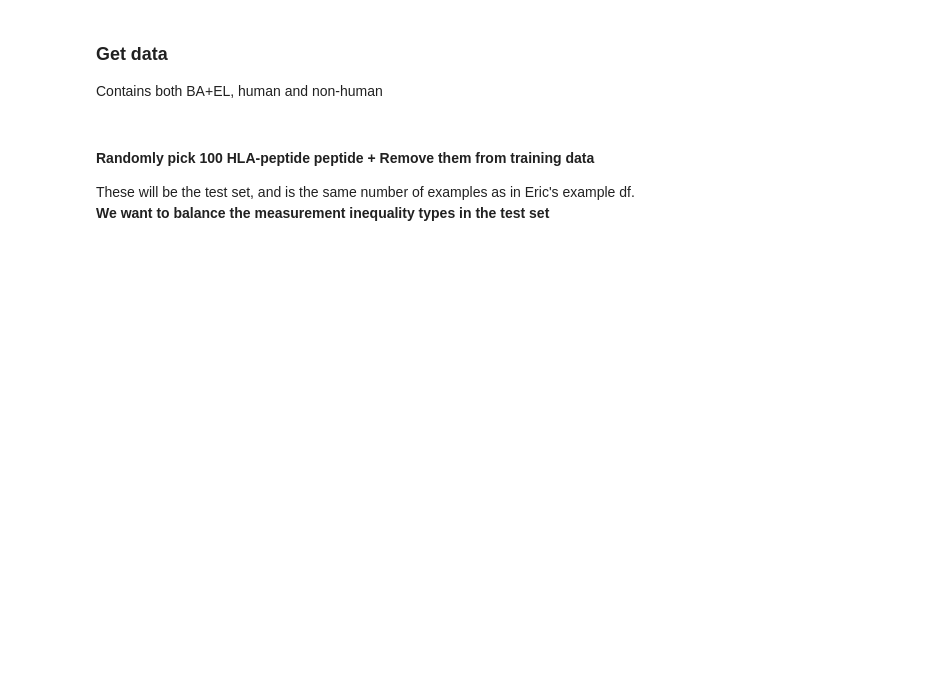
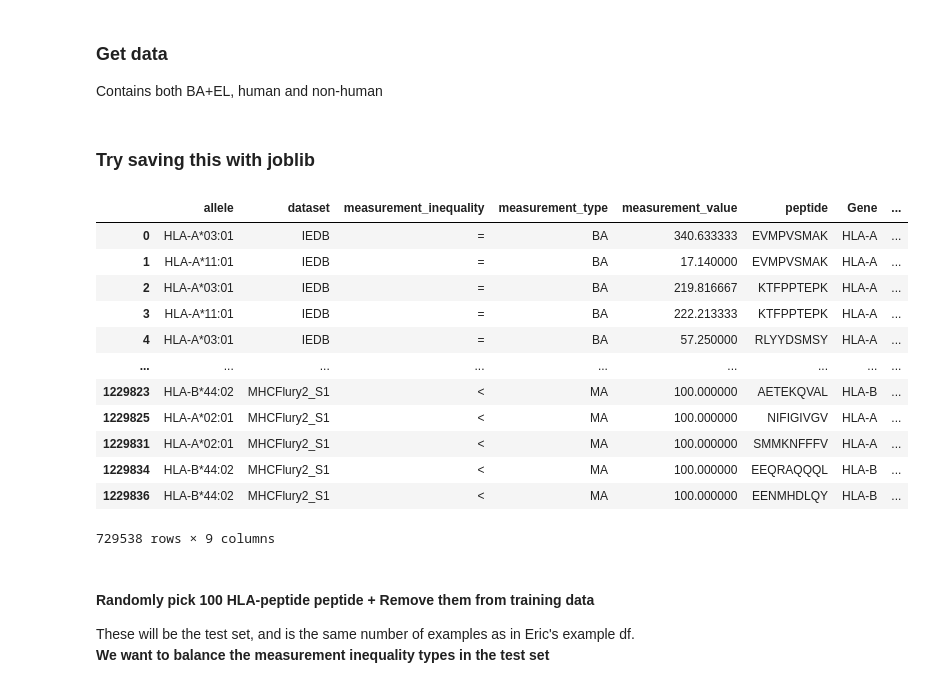
Before and after one commit to prakritipaul/mhcglobe, a Jupyter notebook: prakriti_MHCglobe_code_validation.ipynb, the cells around one changed output. Cells and saved outputs as stored; diff of their text form; code cells hidden in the pictures; blank space fills up the shorter version.

Commit message:
joblib saving works; reformatted pipeline using prakriti helper functions (phf.[function])

```diff
--- a/prakriti_MHCglobe_code_validation.ipynb
+++ b/prakriti_MHCglobe_code_validation.ipynb
@@ -68,3 +74,5 @@ import mhc_data
 pMHC = mhc_data.pMHC_Data(only_EL=False, drop_duplicate_records=True)
 pMHC_data = pMHC.data
 # pMHC_data.shape
+# %% [markdown]
+### **Try saving this with joblib**
@@ -71,3 +81,21 @@ pMHC_data = pMHC.data
+# %%
+reloaded_pMHC_data = jb.load("/content/drive/MyDrive/Colab Notebooks/MHCglobe/saved_objects/pMHC_data.joblib")
+# %%
+reloaded_pMHC_data
+# %% [output]
+|  | allele | dataset | measurement_inequality | measurement_type | measurement_value | peptide | Gene | ... |
+| 0 | HLA-A*03:01 | IEDB | = | BA | 340.633333 | EVMPVSMAK | HLA-A | ... |
+| 1 | HLA-A*11:01 | IEDB | = | BA | 17.140000 | EVMPVSMAK | HLA-A | ... |
+| 2 | HLA-A*03:01 | IEDB | = | BA | 219.816667 | KTFPPTEPK | HLA-A | ... |
+| 3 | HLA-A*11:01 | IEDB | = | BA | 222.213333 | KTFPPTEPK | HLA-A | ... |
+| 4 | HLA-A*03:01 | IEDB | = | BA | 57.250000 | RLYYDSMSY | HLA-A | ... |
+| ... | ... | ... | ... | ... | ... | ... | ... | ... |
+| 1229823 | HLA-B*44:02 | MHCFlury2_S1 | < | MA | 100.000000 | AETEKQVAL | HLA-B | ... |
+| 1229825 | HLA-A*02:01 | MHCFlury2_S1 | < | MA | 100.000000 | NIFIGIVGV | HLA-A | ... |
+| 1229831 | HLA-A*02:01 | MHCFlury2_S1 | < | MA | 100.000000 | SMMKNFFFV | HLA-A | ... |
+| 1229834 | HLA-B*44:02 | MHCFlury2_S1 | < | MA | 100.000000 | EEQRAQQQL | HLA-B | ... |
+| 1229836 | HLA-B*44:02 | MHCFlury2_S1 | < | MA | 100.000000 | EENMHDLQY | HLA-B | ... |
+729538 rows × 9 columns
 # %% [markdown]
 #### Randomly pick 100 HLA-peptide peptide + Remove them from training data
 These will be the test set, and is the same number of examples as in Eric's example df.
```
Also changed, not shown: parts of 20 cells of this notebook.
